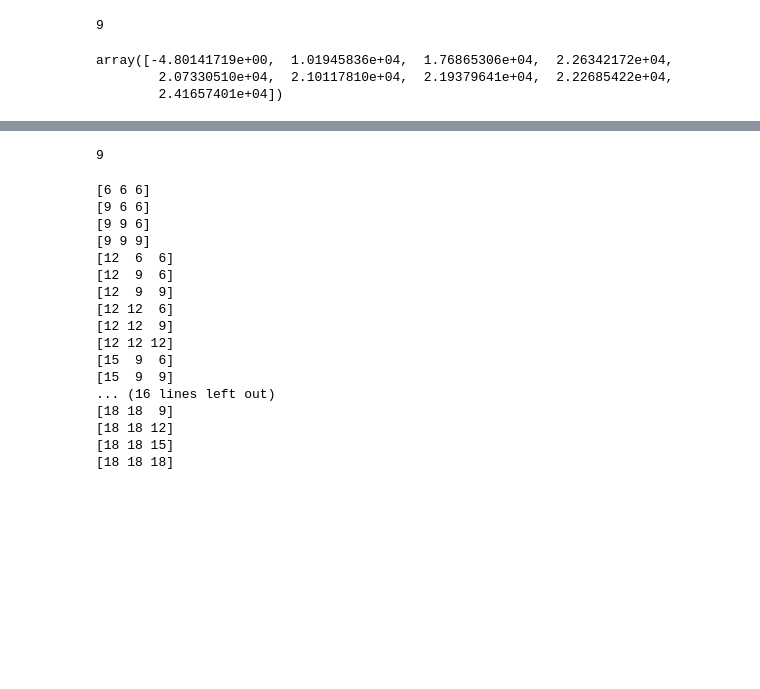
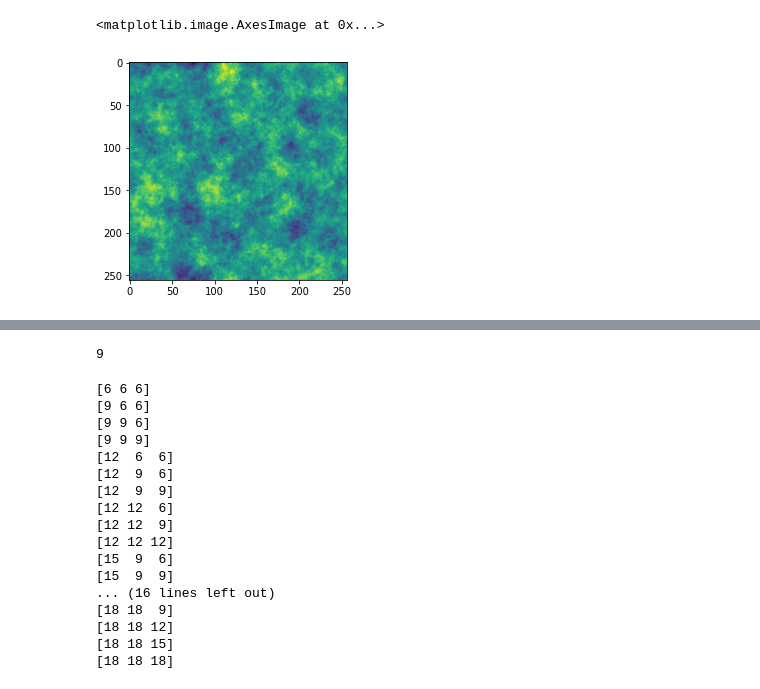
Before and after one commit to cfpark00/cosgeopy, a Jupyter notebook: src/quick.ipynb, the cells around one changed output, grey strips where cells are left out. Saved outputs shown, nothing was run; the diff lists cells and outputs as text; code cells hidden in the pictures; blank space fills up the shorter version.

```diff
--- a/src/quick.ipynb
+++ b/src/quick.ipynb
@@ -1,16 +1,13 @@
 # %%
 import numpy as np
 import matplotlib.pyplot as plt
+# %%
+delta=np.fromfile("./data/delta.dat",dtype=np.float64).reshape(256,256,256)
+# %%
+plt.imshow(delta[0])
+# %% [output]
+<matplotlib.image.AxesImage at 0x...>
+[figure, added]
 # %%
 wcind=np.fromfile("./data/wcind.dat",dtype=np.int32)
 wc=np.fromfile("./data/wc.dat",dtype=np.float64)
-# %%
-len(wc)
-# %% [output]
-9
-# %%
-wc
-# %% [output]
-array([-4.80141719e+00,  1.01945836e+04,  1.76865306e+04,  2.26342172e+04,
-        2.07330510e+04,  2.10117810e+04,  2.19379641e+04,  2.22685422e+04,
-        2.41657401e+04])
```
Also changed, not shown: parts of 3 cells of this notebook, 14 other files.
